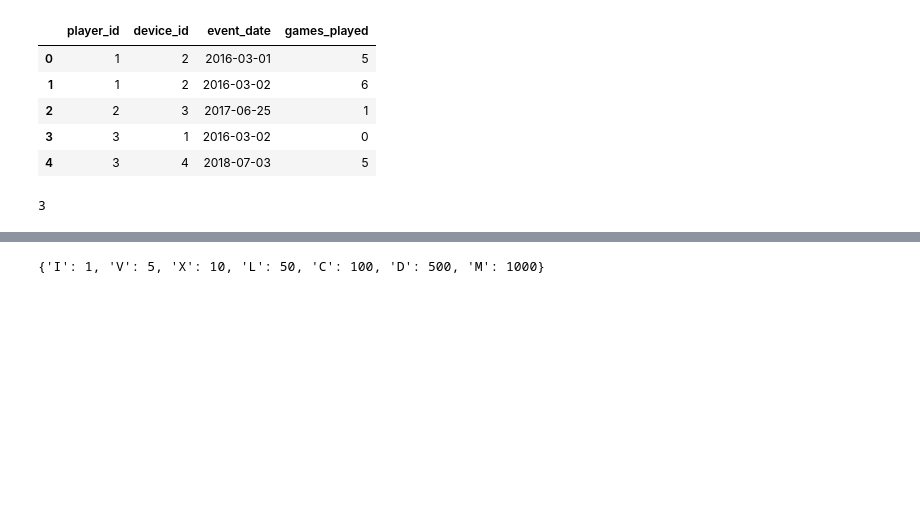
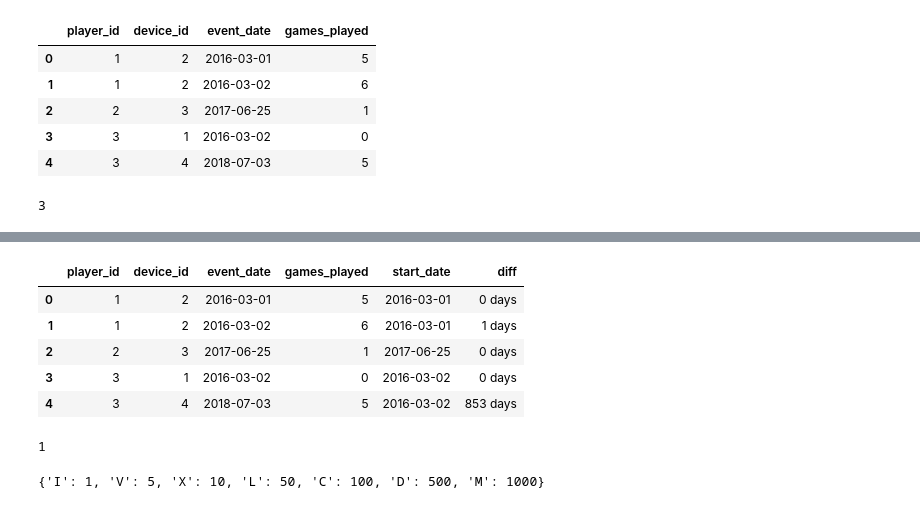
Before and after one commit to jjoseph-anderson/LeetCode, a Jupyter notebook: Rough_Work.ipynb, the cells around one changed output, grey strips where cells are left out. Cells and saved outputs as stored; diff of their text form; code cells hidden in the pictures; blank space fills up the shorter version.

```diff
--- a/Rough_Work.ipynb
+++ b/Rough_Work.ipynb
@@ -13,6 +13,7 @@ activity = pd.DataFrame({
     ],
     "games_played": [5, 6, 1, 0, 5]
 })
+activity["event_date"] = pd.to_datetime(activity["event_date"])
 activity
 # %% [output]
 |  | player_id | device_id | event_date | games_played |
@@ -26,3 +27,6 @@ tot_players = activity.player_id.nunique()
 tot_players
 # %% [output]
 3
+# %%
+activity["start_date"] = activity.groupby(by = "player_id", as_index = False)["event_date"].transform("min")
+activity
@@ -28,0 +40,10 @@ tot_players
+# %%
+activity["diff"] = activity["event_date"] - activity["start_date"]
+activity
+# %% [output]
+|  | player_id | device_id | event_date | games_played | start_date | diff |
+| 0 | 1 | 2 | 2016-03-01 | 5 | 2016-03-01 | 0 days |
+| 1 | 1 | 2 | 2016-03-02 | 6 | 2016-03-01 | 1 days |
+| 2 | 2 | 3 | 2017-06-25 | 1 | 2017-06-25 | 0 days |
+| 3 | 3 | 1 | 2016-03-02 | 0 | 2016-03-02 | 0 days |
+| 4 | 3 | 4 | 2018-07-03 | 5 | 2016-03-02 | 853 days |
@@ -29,3 +52,7 @@ tot_players
+# %%
+activity[mask]["player_id"].nunique()
+# %% [output]
+1
 # %%
 df = merged2.groupby(by="request_at").apply(
             lambda x: ((x["status"].str.startswith("cancelled")) & (x["banned_client"] == "No")).sum() / x[
```
Also changed, not shown: parts of 2 cells of this notebook.
